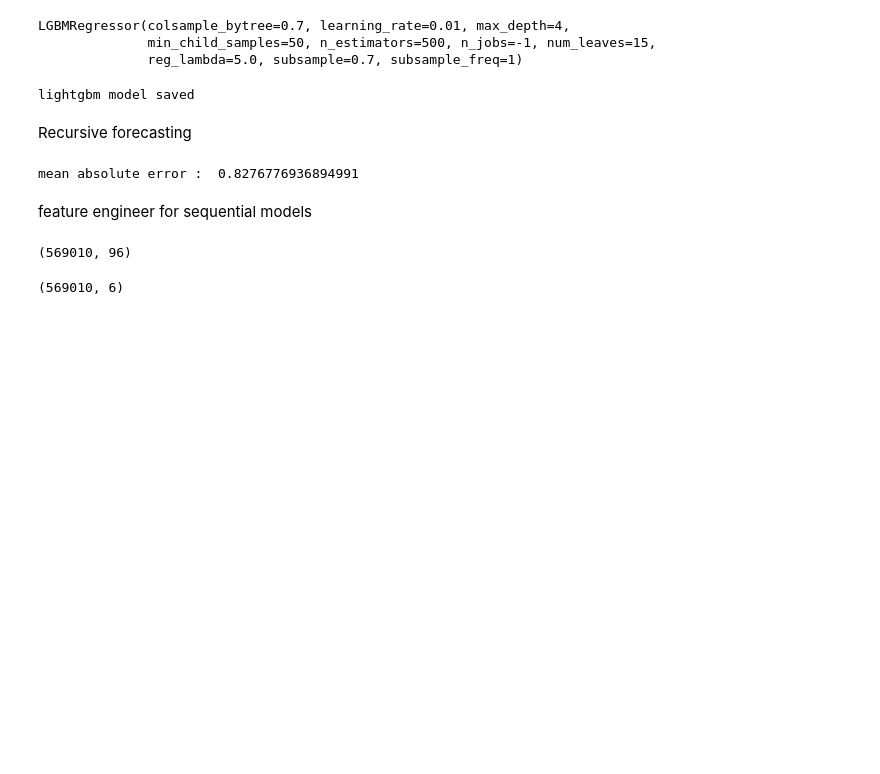
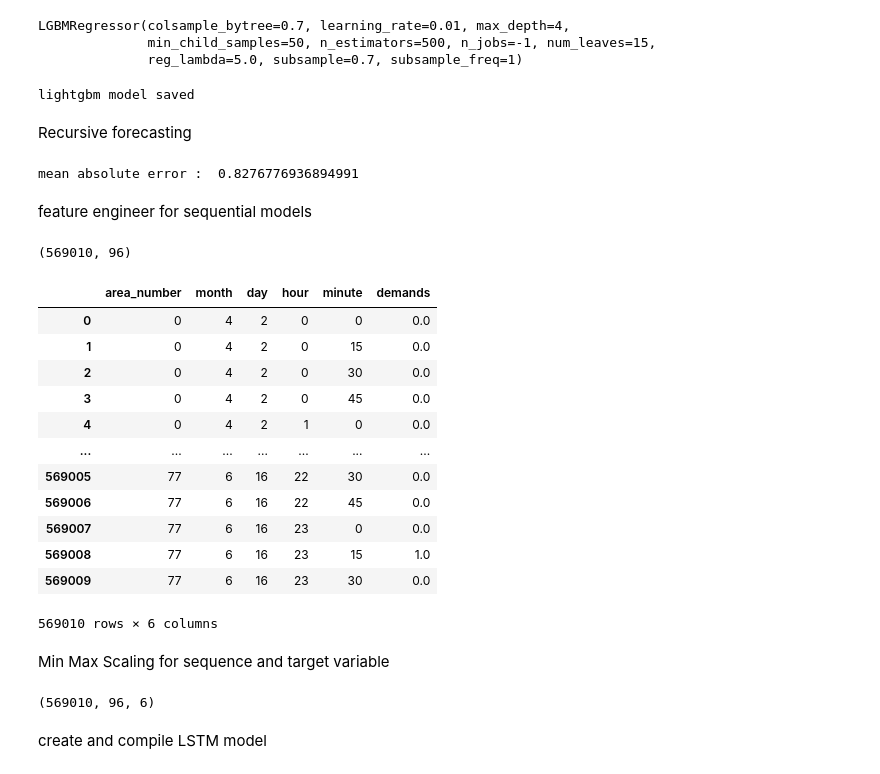
Before and after one commit to isel-har/uber_42, a Jupyter notebook: Untitled0.ipynb, the cells around one changed output. Cells and saved outputs as stored; diff of their text form; code cells hidden in the pictures; blank space fills up the shorter version.

Commit message:
lstm trained

```diff
--- a/Untitled0.ipynb
+++ b/Untitled0.ipynb
@@ -356,8 +343,20 @@ areas_time_steps.shape
 # %%
 slice_size = 96
 df_train = create_time_features(cleaned_train, slice_size=slice_size)
 df_test = create_time_features(test, slice_size=slice_size)
 
-df_train.shape
+df_train
 # %% [output]
+|  | area_number | month | day | hour | minute | demands |
+| 0 | 0 | 4 | 2 | 0 | 0 | 0.0 |
+| 1 | 0 | 4 | 2 | 0 | 15 | 0.0 |
+| 2 | 0 | 4 | 2 | 0 | 30 | 0.0 |
+| 3 | 0 | 4 | 2 | 0 | 45 | 0.0 |
+| 4 | 0 | 4 | 2 | 1 | 0 | 0.0 |
+| ... | ... | ... | ... | ... | ... | ... |
+| 569005 | 77 | 6 | 16 | 22 | 30 | 0.0 |
+| 569006 | 77 | 6 | 16 | 22 | 45 | 0.0 |
+| 569007 | 77 | 6 | 16 | 23 | 0 | 0.0 |
+| 569008 | 77 | 6 | 16 | 23 | 15 | 1.0 |
+| 569009 | 77 | 6 | 16 | 23 | 30 | 0.0 |
-(569010, 6)
+569010 rows × 6 columns
@@ -373,2 +363,21 @@ combined[:, target_pos,:] = y_scaler.fit_transform(combined[:, target_pos,:])
+# %% [markdown]
+Min Max Scaling for sequence and target variable
+# %%
+seq_scaler = MinMaxScaler(feature_range=(0, 1))
+y_scaler = MinMaxScaler(feature_range=(0, 1))
+
+# df_train
+y_train = df_train['demands'].to_numpy()
+
+# # y_train
+areas_time_steps = seq_scaler.fit_transform(areas_time_steps)
+y_train = y_scaler.fit_transform(y_train.reshape(-1, 1))
+
+X_train = areas_time_steps[:, :, None] * df_train.to_numpy()[:, None, :]
+X_train.shape
+# %% [output]
+(569010, 96, 6)
+# %% [markdown]
+create and compile LSTM model
 # %%
 model = Sequential([
```
Also changed, not shown: parts of 9 cells of this notebook, 1 other file.
